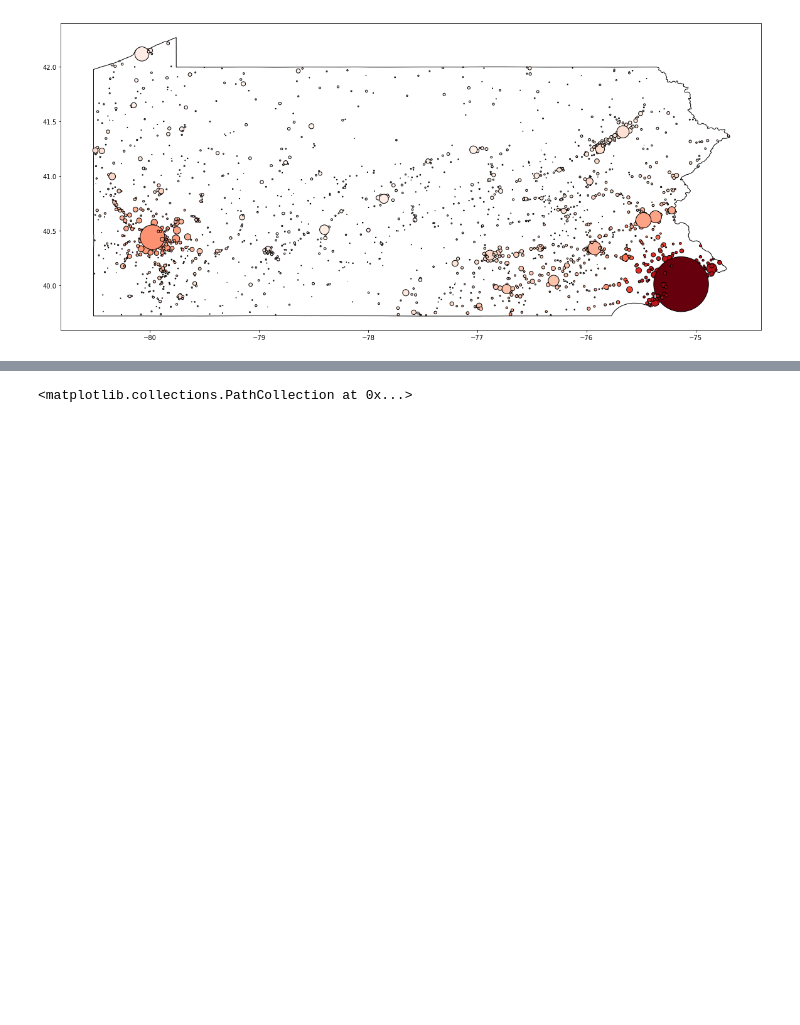
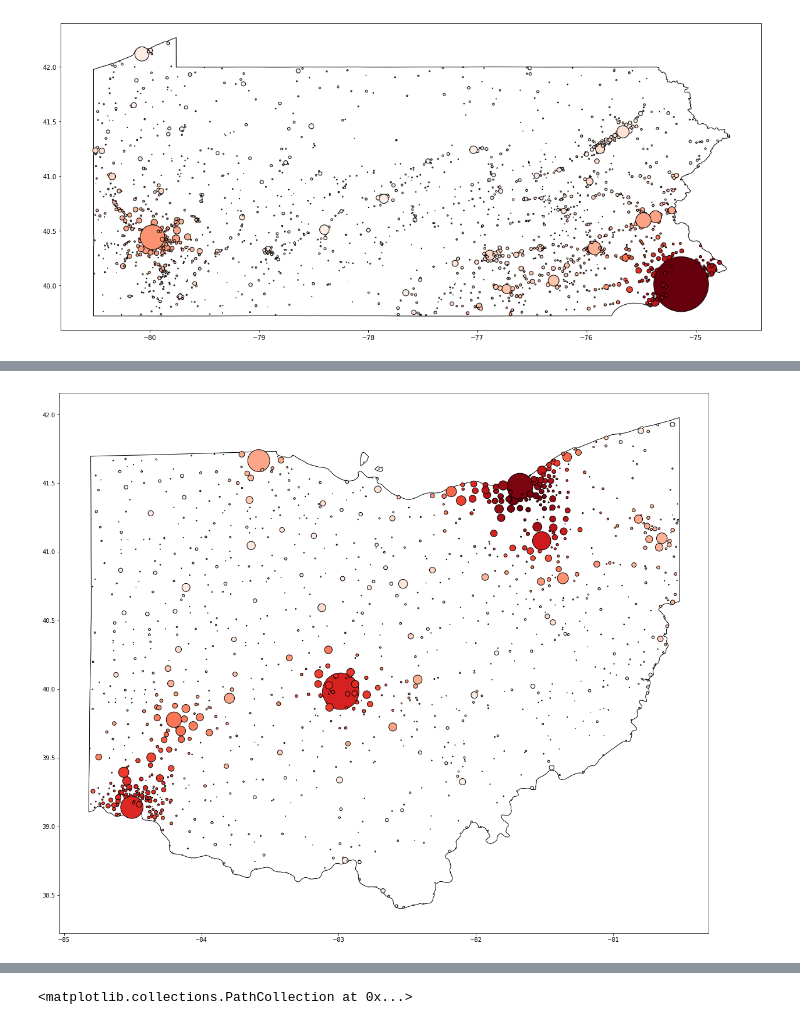
Before and after one commit to davidmcclure/us-pop-density, a Jupyter notebook: notebooks/04-scores.ipynb, the cells around one changed output, grey strips where cells are left out. Drawn from its saved outputs; the diff is of its cells as text; code cells hidden in the pictures; blank space fills up the shorter version.

```diff
--- a/notebooks/04-scores.ipynb
+++ b/notebooks/04-scores.ipynb
@@ -70,0 +75,4 @@ plot_state('PA')
+# %%
+plot_state('OH')
+# %% [output]
+[figure, added]
```
Also changed, not shown: parts of 3 cells of this notebook, 9 other files.
